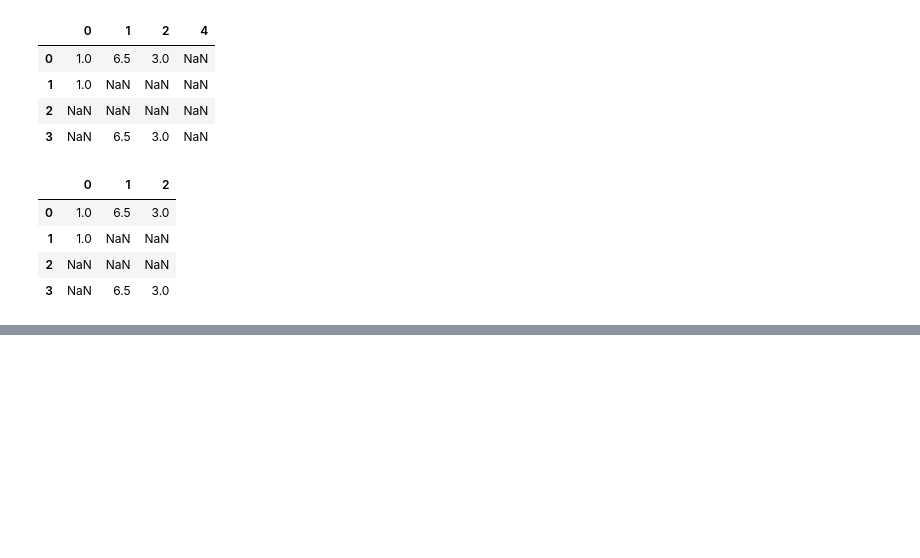
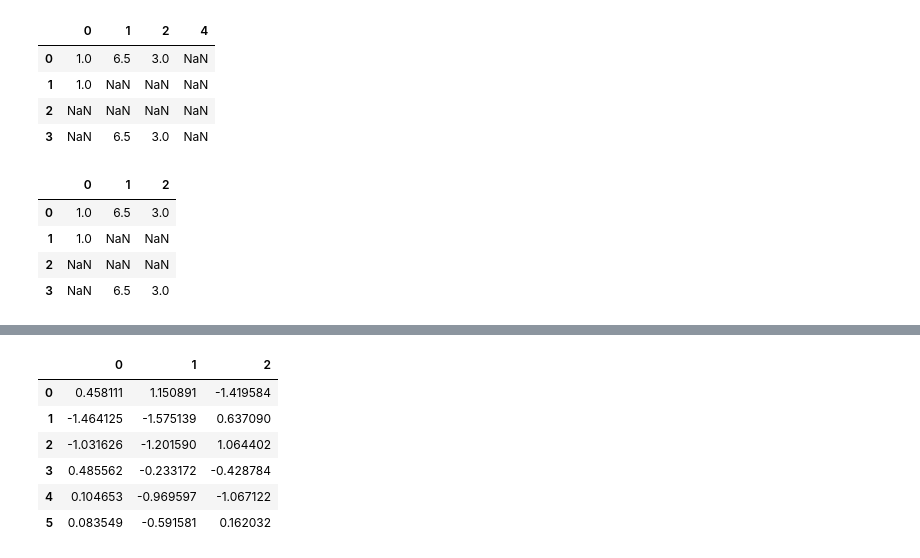
Before and after one commit to AmanSg098/ML-Projects, a Jupyter notebook: Pandaspract.ipynb, the cells around one changed output, grey strips where cells are left out. Saved outputs shown, nothing was run; the diff lists cells and outputs as text; code cells hidden in the pictures; blank space fills up the shorter version.

```diff
--- a/Pandaspract.ipynb
+++ b/Pandaspract.ipynb
@@ -1204,0 +1243,12 @@ df.dropna(thresh=3)
+# %%
+df = pd.DataFrame(np.random.randn(6, 3))
+# %%
+df
+# %% [output]
+|  | 0 | 1 | 2 |
+| 0 | 0.458111 | 1.150891 | -1.419584 |
+| 1 | -1.464125 | -1.575139 | 0.637090 |
+| 2 | -1.031626 | -1.201590 | 1.064402 |
+| 3 | 0.485562 | -0.233172 | -0.428784 |
+| 4 | 0.104653 | -0.969597 | -1.067122 |
+| 5 | 0.083549 | -0.591581 | 0.162032 |
```
Also changed, not shown: parts of 19 cells of this notebook.
